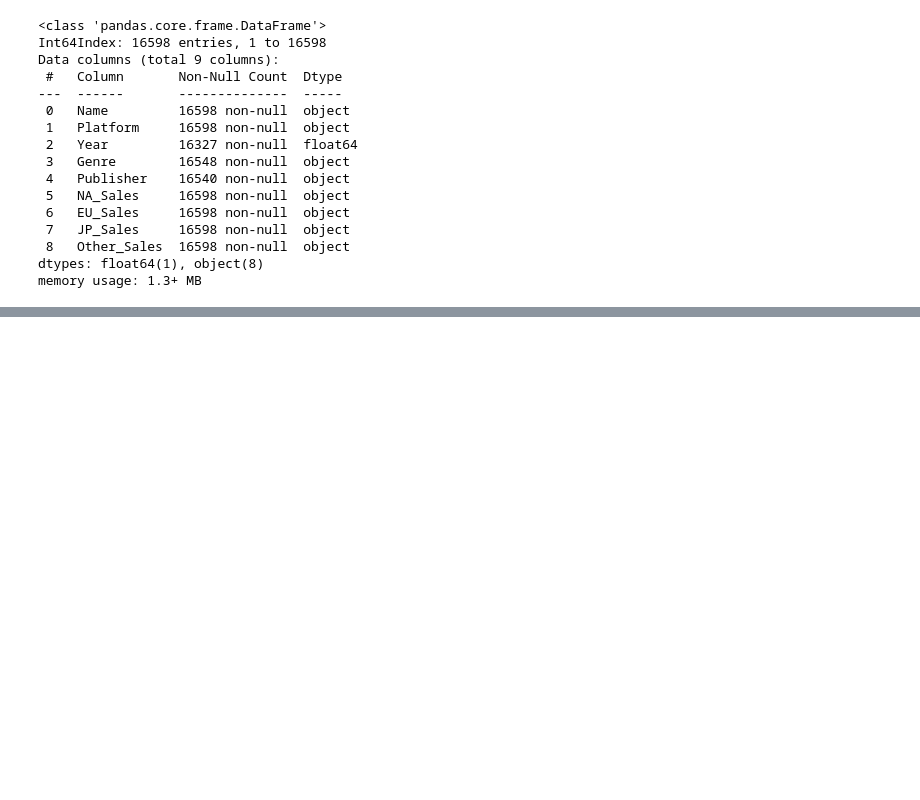
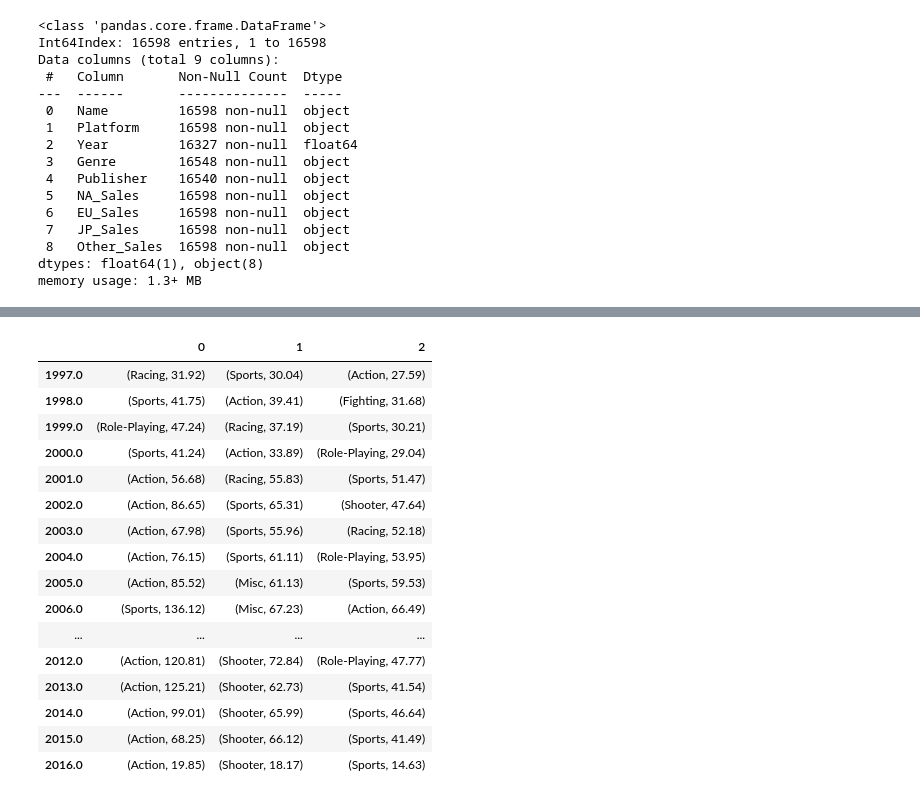
Before and after one commit to Kimtaewookdev/Sec1_project, a Jupyter notebook: AI_13_김태욱_Section1_proj.ipynb, the cells around one changed output, grey strips where cells are left out. Drawn from its saved outputs; the diff is of its cells as text; code cells hidden in the pictures; blank space fills up the shorter version.

```diff
--- a/AI_13_김태욱_Section1_proj.ipynb
+++ b/AI_13_김태욱_Section1_proj.ipynb
@@ -119,0 +143,28 @@ Name: Other_Sales, dtype: float64
+# %%
+# 연도별 전세계 출고량 합계가 가장 높은 장르
+genre_sum_py = pd.pivot_table(df_yg,
+                              values='Total_Sales',
+                              index=['Year'],
+                              columns=['Genre'],
+                              aggfunc=np.sum,
+                              fill_value=0)[1997:2016].round(3)
+
+get_top(genre_sum_py.T)
+# %% [output]
+|  | 0 | 1 | 2 |
+| 1997.0 | (Racing, 31.92) | (Sports, 30.04) | (Action, 27.59) |
+| 1998.0 | (Sports, 41.75) | (Action, 39.41) | (Fighting, 31.68) |
+| 1999.0 | (Role-Playing, 47.24) | (Racing, 37.19) | (Sports, 30.21) |
+| 2000.0 | (Sports, 41.24) | (Action, 33.89) | (Role-Playing, 29.04) |
+| 2001.0 | (Action, 56.68) | (Racing, 55.83) | (Sports, 51.47) |
+| 2002.0 | (Action, 86.65) | (Sports, 65.31) | (Shooter, 47.64) |
+| 2003.0 | (Action, 67.98) | (Sports, 55.96) | (Racing, 52.18) |
+| 2004.0 | (Action, 76.15) | (Sports, 61.11) | (Role-Playing, 53.95) |
+| 2005.0 | (Action, 85.52) | (Misc, 61.13) | (Sports, 59.53) |
+| 2006.0 | (Sports, 136.12) | (Misc, 67.23) | (Action, 66.49) |
+| ... | ... | ... | ... |
+| 2012.0 | (Action, 120.81) | (Shooter, 72.84) | (Role-Playing, 47.77) |
+| 2013.0 | (Action, 125.21) | (Shooter, 62.73) | (Sports, 41.54) |
+| 2014.0 | (Action, 99.01) | (Shooter, 65.99) | (Sports, 46.64) |
+| 2015.0 | (Action, 68.25) | (Shooter, 66.12) | (Sports, 41.49) |
+| 2016.0 | (Action, 19.85) | (Shooter, 18.17) | (Sports, 14.63) |
```
Also changed, not shown: parts of 15 cells of this notebook.
